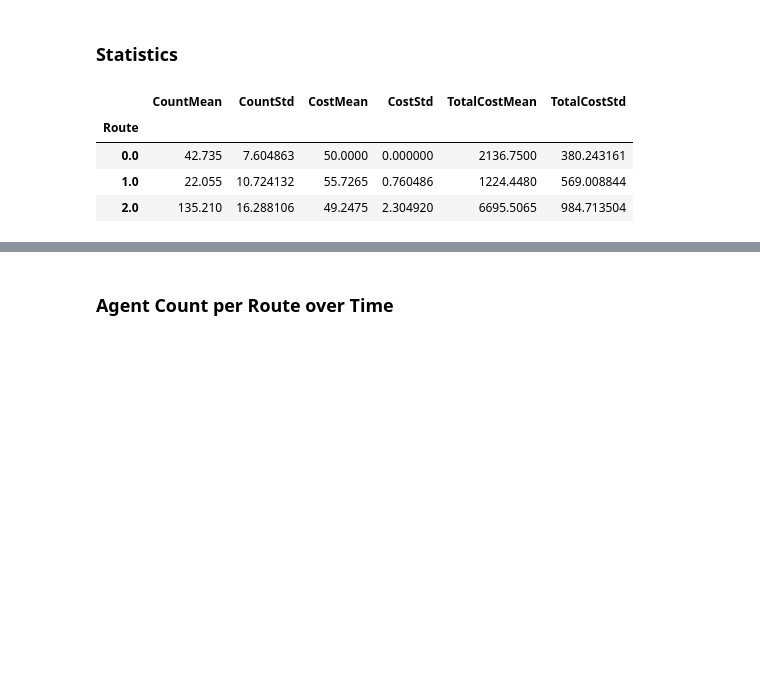
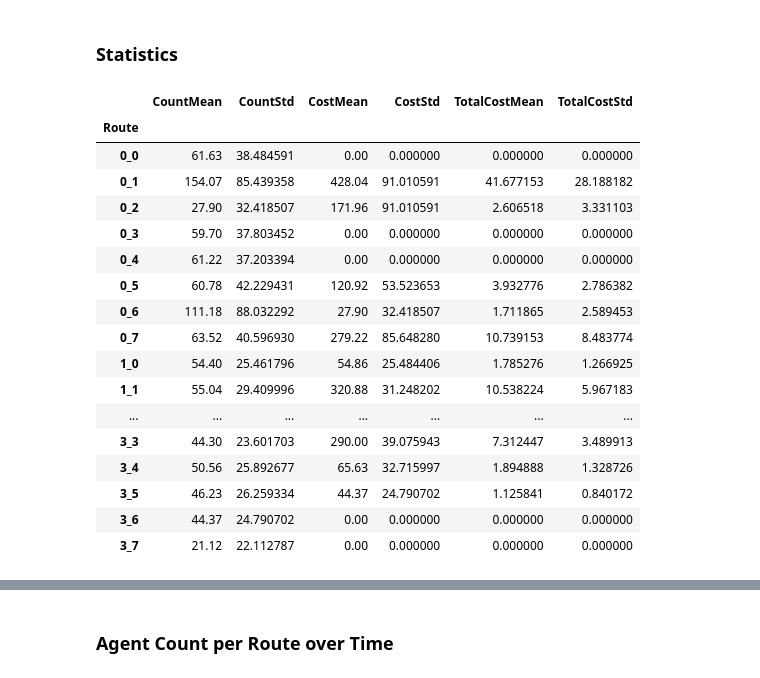
Before and after one commit to ksheng-/TrafficFlowSimulator, a Jupyter notebook: Simulator.ipynb, the cells around one changed output, grey strips where cells are left out. Saved outputs shown, nothing was run; the diff lists cells and outputs as text; code cells hidden in the pictures; blank space fills up the shorter version.

```diff
--- a/Simulator.ipynb
+++ b/Simulator.ipynb
@@ -101,8 +80,6 @@ Round Count: 100
 ## Initialize the simulation
 # %%
 trips = np.hstack([np.ones(agent_counts[i])*i for i in range(len(agent_counts))])
-
-trpf = Trpf(routes, round_count, t)
 
 roads = []
 road_inds = {}
@@ -111,14 +88,6 @@ for i, params in enumerate(road_params.itertuples(index=False)):
     roads.append(road)
     road_name = params[0] + params[1] # Node 1 + Node 2
     road_inds[road_name] = i
-
-agents = []
-trpf_agents = []
-for tag, trip in zip(range(sum(agent_counts)), trips):
-    agent = Agent(tag, tresholds, weights, trip, routes, change_percent, trpf_use_percent)
-    agents.append(agent)
-    if agent.uses_trpf():
-        trpf_agents.append(agent)
 
 route_to_road = {i[0] : np.zeros((len(roads), len(i[1]))) for i in routes.items()}
 for trip, trip_routes in routes.items():
@@ -134,11 +103,21 @@ for trip, trip_routes in routes.items():
 
             route_to_road[trip][j, i] = 1
 
-route_to_road = {i[0]: np.matrix(i[1]) for i in routes.items()}
 road_to_route = {i[0]: i[1].T for i in route_to_road.items()}
 route_counts = {i[0]: len(i[1]) for i in road_to_route.items()}
 
-data = pd.DataFrame(columns = ['Route', 'Count', 'Cost', 'Trpf', 'Round'])
+routes = {i[0]: np.arange(len(i[1])) for i in routes.items()}
+agents = []
+trpf_agents = []
+for tag, trip in zip(range(sum(agent_counts)), trips):
+    agent = Agent(tag, tresholds, weights, trip, routes, change_percent, trpf_use_percent)
+    agents.append(agent)
+    if agent.uses_trpf():
+        trpf_agents.append(agent)
+
+trpf = Trpf(routes, round_count, t)
+
+data = pd.DataFrame(columns = ['Trip', 'Route', 'Count', 'Cost', 'Trpf', 'Round'])
 
 print('Number of trpf users: {}, Number of routes by trip: {}, Number of roads:{}'.format(len(trpf_agents),\
     route_counts, len(roads)))
@@ -155,7 +134,7 @@ while trpf.start_new_round():
 
     route_costs = get_route_costs(roads, choices, route_traveller_counts)
 
-    give_costs(agents, choices, route_costs)
+    give_costs(agents, route_costs)
 
     get_reports(agents, trpf, choices, excess_traveller_counts)
 
@@ -163,9 +142,10 @@ while trpf.start_new_round():
     give_trpfs(trpf_agents, route_trpfs)
 
     # Save the choices
-    for route in range(route_count):
-        route_cost = route_costs[route,0]
-        route_trpf = route_trpfs[route]
-        route_traveller_count = route_traveller_counts[route,0]
+    for trip, trip_routes in routes.items():
+        for route in trip_routes:
+            route_cost = route_costs[trip][route]
+            route_trpf = route_trpfs[trip][route]
+            route_traveller_count = route_traveller_counts[trip][route]
 
-        data.loc[data.shape[0]] = [route, route_traveller_count, route_cost, route_trpf, trpf.current_round]
+            data.loc[data.shape[0]] = [trip, route, route_traveller_count, route_cost, route_trpf, trpf.current_round]
@@ -177,22 +176,36 @@ TypeError: unsupported operand type(s) for *: 'dict' and 'dict'
 ### Statistics
 # %%
 # Drop the first 200 rounds, Trpf and Round Columns
-data['TotalCost'] = data.Count * data.Cost /
-data_by_routes = data.drop(['Round', 'Trpf'], axis=1).groupby('Route')
+data.Route = data.Trip.apply(int).apply(str) + '_' + data.Route.apply(int).apply(str)
+data['AverageCost'] = data.Count * data.Cost / sum(agent_counts)
+data_by_routes = data.drop(['Round', 'Trpf', 'Trip'], axis=1).groupby('Route')
 
 means = data_by_routes.mean()
 means.columns = ['CountMean', 'CostMean', 'TotalCostMean']
 
 stds = data_by_routes.std()
 stds.columns = ['CountStd', 'CostStd', 'TotalCostStd']
 
 report = pd.concat([means, stds], axis=1)
 report = report[['CountMean', 'CountStd', 'CostMean', 'CostStd', 'TotalCostMean', 'TotalCostStd']]
 
 report
 # %% [output]
 |  | CountMean | CountStd | CostMean | CostStd | TotalCostMean | TotalCostStd |
 | Route |  |  |  |  |  |  |
-| 0.0 | 42.735 | 7.604863 | 50.0000 | 0.000000 | 2136.7500 | 380.243161 |
-| 1.0 | 22.055 | 10.724132 | 55.7265 | 0.760486 | 1224.4480 | 569.008844 |
-| 2.0 | 135.210 | 16.288106 | 49.2475 | 2.304920 | 6695.5065 | 984.713504 |
+| 0_0 | 61.63 | 38.484591 | 0.00 | 0.000000 | 0.000000 | 0.000000 |
+| 0_1 | 154.07 | 85.439358 | 428.04 | 91.010591 | 41.677153 | 28.188182 |
+| 0_2 | 27.90 | 32.418507 | 171.96 | 91.010591 | 2.606518 | 3.331103 |
+| 0_3 | 59.70 | 37.803452 | 0.00 | 0.000000 | 0.000000 | 0.000000 |
+| 0_4 | 61.22 | 37.203394 | 0.00 | 0.000000 | 0.000000 | 0.000000 |
+| 0_5 | 60.78 | 42.229431 | 120.92 | 53.523653 | 3.932776 | 2.786382 |
+| 0_6 | 111.18 | 88.032292 | 27.90 | 32.418507 | 1.711865 | 2.589453 |
+| 0_7 | 63.52 | 40.596930 | 279.22 | 85.648280 | 10.739153 | 8.483774 |
+| 1_0 | 54.40 | 25.461796 | 54.86 | 25.484406 | 1.785276 | 1.266925 |
+| 1_1 | 55.04 | 29.409996 | 320.88 | 31.248202 | 10.538224 | 5.967183 |
+| ... | ... | ... | ... | ... | ... | ... |
+| 3_3 | 44.30 | 23.601703 | 290.00 | 39.075943 | 7.312447 | 3.489913 |
+| 3_4 | 50.56 | 25.892677 | 65.63 | 32.715997 | 1.894888 | 1.328726 |
+| 3_5 | 46.23 | 26.259334 | 44.37 | 24.790702 | 1.125841 | 0.840172 |
+| 3_6 | 44.37 | 24.790702 | 0.00 | 0.000000 | 0.000000 | 0.000000 |
+| 3_7 | 21.12 | 22.112787 | 0.00 | 0.000000 | 0.000000 | 0.000000 |
```
Also changed, not shown: parts of 14 cells of this notebook, 1 other file.
